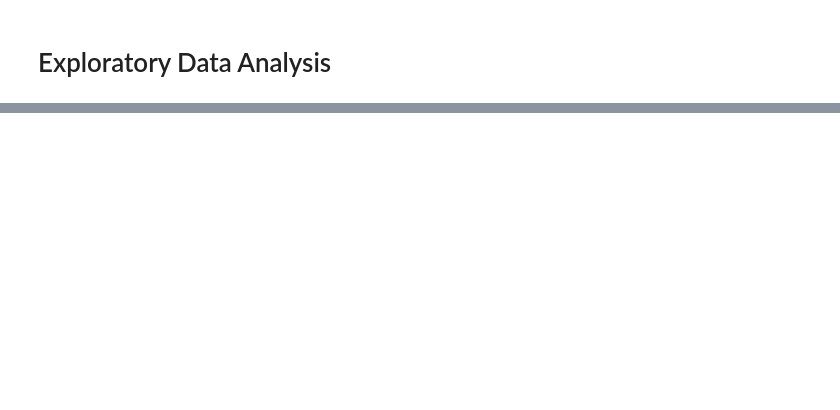
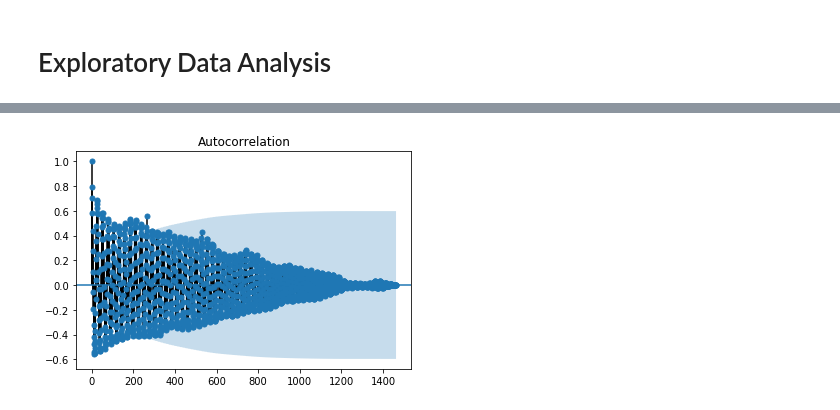
Before and after one commit to thuanthan147/AIForSEA_TrafficManagement, a Jupyter notebook: exploratory_data_analysis.ipynb, the cells around one changed output, grey strips where cells are left out. Cells and saved outputs as stored; diff of their text form; code cells hidden in the pictures; blank space fills up the shorter version.

```diff
--- a/exploratory_data_analysis.ipynb
+++ b/exploratory_data_analysis.ipynb
@@ -526,0 +326,5 @@ NameError: name 'df' is not defined
+# %%
+plot_acf(list_of_series)
+plt.show()
+# %% [output]
+[figure, added]
```
Also changed, not shown: parts of 140 cells of this notebook, 21 other files.
